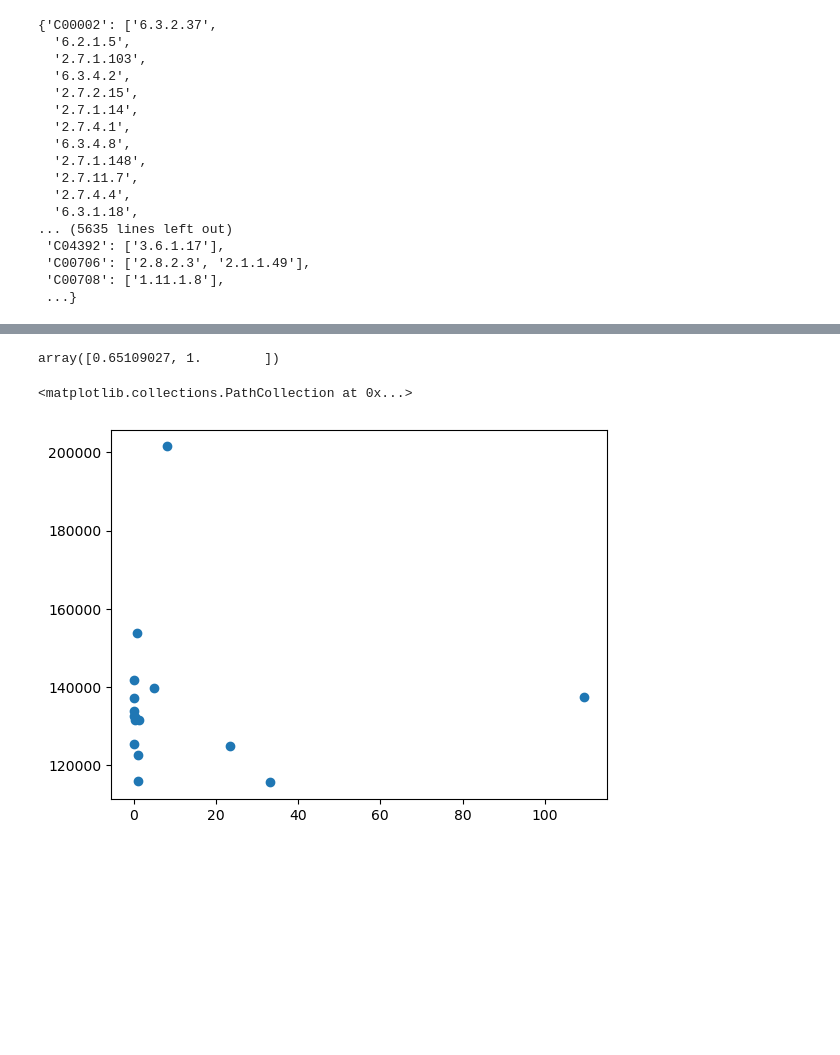
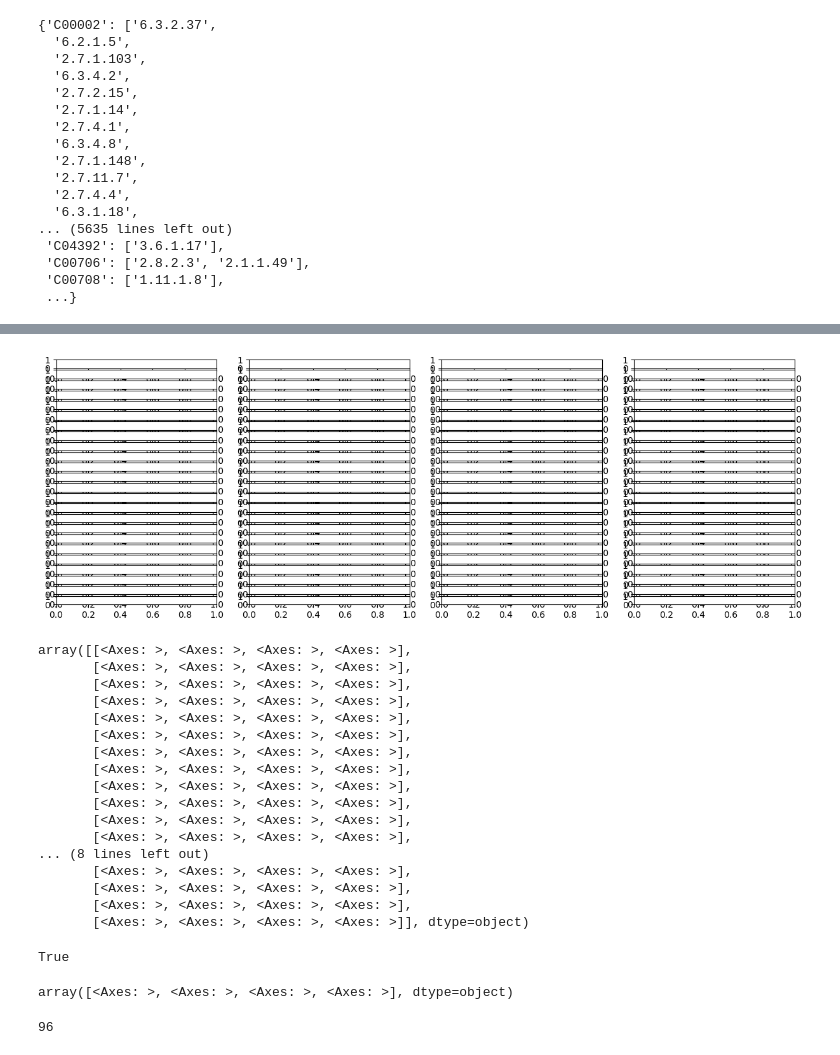
Before and after one commit to mszimmermann/diet_microbiota_host_git_model, a Jupyter notebook: Scripts/workflow_analyse_human_community_data.ipynb, the cells around one changed output, grey strips where cells are left out. Saved outputs shown, nothing was run; the diff lists cells and outputs as text; code cells hidden in the pictures; blank space fills up the shorter version.

```diff
--- a/Scripts/workflow_analyse_human_community_data.ipynb
+++ b/Scripts/workflow_analyse_human_community_data.ipynb
@@ -312,9 +364,0 @@ np.corrcoef?
-# %%
-test2
-# %% [output]
-array([0.65109027, 1.        ])
-# %%
-plt.scatter(x,y)
-# %% [output]
-<matplotlib.collections.PathCollection at 0x...>
-[figure, removed]
@@ -320,0 +367,28 @@ plt.scatter(x,y)
+# %%
+fig, axes = plt.subplots(numrows, numcols, figsize=(15, 5))#, sharex=True, sharey=True)
+# %% [output]
+[figure, added]
+# %%
+axes
+# %% [output]
+array([[<Axes: >, <Axes: >, <Axes: >, <Axes: >],
+       [<Axes: >, <Axes: >, <Axes: >, <Axes: >],
+       [<Axes: >, <Axes: >, <Axes: >, <Axes: >],
+       [<Axes: >, <Axes: >, <Axes: >, <Axes: >],
+       [<Axes: >, <Axes: >, <Axes: >, <Axes: >],
+       [<Axes: >, <Axes: >, <Axes: >, <Axes: >],
+       [<Axes: >, <Axes: >, <Axes: >, <Axes: >],
+       [<Axes: >, <Axes: >, <Axes: >, <Axes: >],
+       [<Axes: >, <Axes: >, <Axes: >, <Axes: >],
+       [<Axes: >, <Axes: >, <Axes: >, <Axes: >],
+       [<Axes: >, <Axes: >, <Axes: >, <Axes: >],
+       [<Axes: >, <Axes: >, <Axes: >, <Axes: >],
+... (8 lines left out)
+       [<Axes: >, <Axes: >, <Axes: >, <Axes: >],
+       [<Axes: >, <Axes: >, <Axes: >, <Axes: >],
+       [<Axes: >, <Axes: >, <Axes: >, <Axes: >],
+       [<Axes: >, <Axes: >, <Axes: >, <Axes: >]], dtype=object)
+# %%
+hasattr(axes, "__len__")
+# %% [output]
+True
@@ -320,0 +397,8 @@ plt.scatter(x,y)
+# %%
+ax
+# %% [output]
+array([<Axes: >, <Axes: >, <Axes: >, <Axes: >], dtype=object)
+# %%
+len(cur_ec_prod_genes)
+# %% [output]
+96
```
Also changed, not shown: parts of 19 cells of this notebook.
